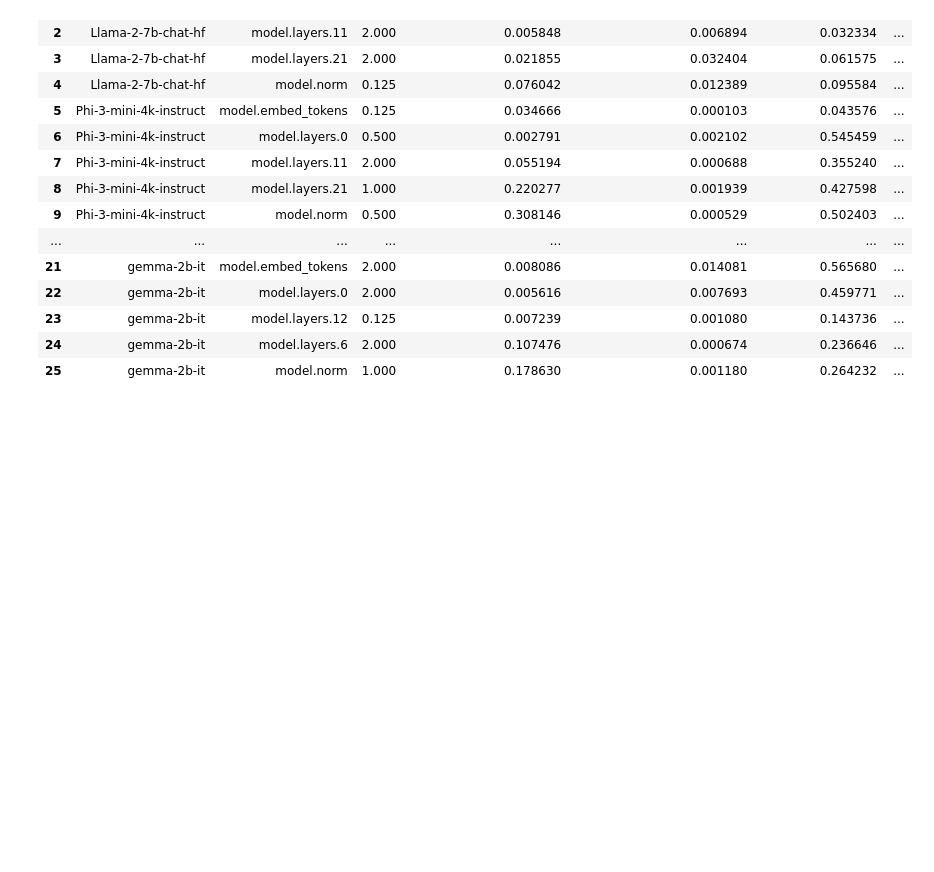
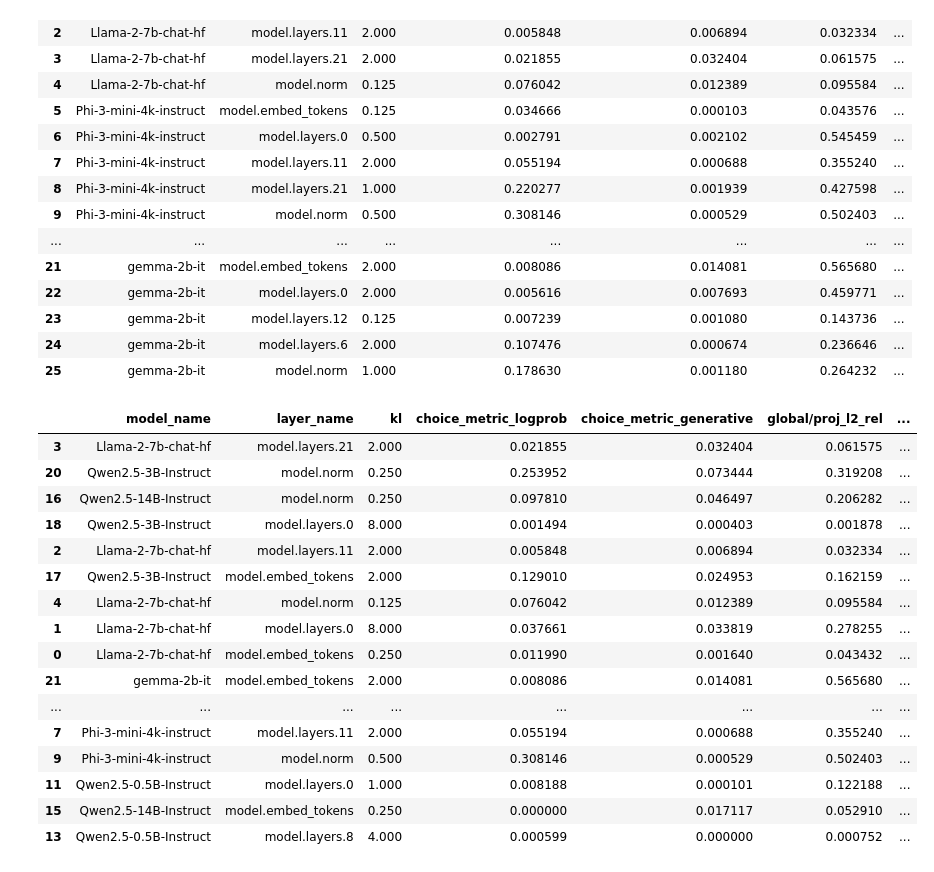
Before and after one commit to giladfrid009/silent_direction, a Jupyter notebook: analysis/analyze_PRO PLUS!!!!.ipynb, the cells around one changed output. Cells and saved outputs as stored; diff of their text form; code cells hidden in the pictures; blank space fills up the shorter version.

```diff
--- a/analysis/analyze_PRO PLUS!!!!.ipynb
+++ b/analysis/analyze_PRO PLUS!!!!.ipynb
@@ -313,7 +313,12 @@ agg_choice
 # %%
 # add agg_choice_metric column that is min of choice_metric_logprob and choice_metric_generative
 agg_choice["agg_choice_metric"] = agg_choice[[f'choice_metric_logprob', f'choice_metric_generative']].min(axis=1)
+
 agg_choice['silent_metric'] = agg_choice['agg_choice_metric'] / agg_choice['global/proj_l2_rel']
+agg_choice['silent_metric_logprob'] = agg_choice['choice_metric_logprob'] / agg_choice['global/proj_l2_rel']
+agg_choice['silent_metric_generative'] = agg_choice['choice_metric_generative'] / agg_choice['global/proj_l2_rel']
+
+
 agg_choice
 # for each group of (model_name, layer_name) take the kl value with the highest value
 # %% [output]
@@ -359,6 +364,26 @@ best_kl_df
 | 23 | gemma-2b-it | model.layers.12 | 0.125 | 0.007239 | 0.001080 | 0.143736 | ... |
 | 24 | gemma-2b-it | model.layers.6 | 2.000 | 0.107476 | 0.000674 | 0.236646 | ... |
 | 25 | gemma-2b-it | model.norm | 1.000 | 0.178630 | 0.001180 | 0.264232 | ... |
+# %%
+best_kl_df.sort_values("silent_metric", ascending=False)
+# %% [output]
+|  | model_name | layer_name | kl | choice_metric_logprob | choice_metric_generative | global/proj_l2_rel | ... |
+| 3 | Llama-2-7b-chat-hf | model.layers.21 | 2.000 | 0.021855 | 0.032404 | 0.061575 | ... |
+| 20 | Qwen2.5-3B-Instruct | model.norm | 0.250 | 0.253952 | 0.073444 | 0.319208 | ... |
+| 16 | Qwen2.5-14B-Instruct | model.norm | 0.250 | 0.097810 | 0.046497 | 0.206282 | ... |
+| 18 | Qwen2.5-3B-Instruct | model.layers.0 | 8.000 | 0.001494 | 0.000403 | 0.001878 | ... |
+| 2 | Llama-2-7b-chat-hf | model.layers.11 | 2.000 | 0.005848 | 0.006894 | 0.032334 | ... |
+| 17 | Qwen2.5-3B-Instruct | model.embed_tokens | 2.000 | 0.129010 | 0.024953 | 0.162159 | ... |
+| 4 | Llama-2-7b-chat-hf | model.norm | 0.125 | 0.076042 | 0.012389 | 0.095584 | ... |
+| 1 | Llama-2-7b-chat-hf | model.layers.0 | 8.000 | 0.037661 | 0.033819 | 0.278255 | ... |
+| 0 | Llama-2-7b-chat-hf | model.embed_tokens | 0.250 | 0.011990 | 0.001640 | 0.043432 | ... |
+| 21 | gemma-2b-it | model.embed_tokens | 2.000 | 0.008086 | 0.014081 | 0.565680 | ... |
+| ... | ... | ... | ... | ... | ... | ... | ... |
+| 7 | Phi-3-mini-4k-instruct | model.layers.11 | 2.000 | 0.055194 | 0.000688 | 0.355240 | ... |
+| 9 | Phi-3-mini-4k-instruct | model.norm | 0.500 | 0.308146 | 0.000529 | 0.502403 | ... |
+| 11 | Qwen2.5-0.5B-Instruct | model.layers.0 | 1.000 | 0.008188 | 0.000101 | 0.122188 | ... |
+| 15 | Qwen2.5-14B-Instruct | model.embed_tokens | 0.250 | 0.000000 | 0.017117 | 0.052910 | ... |
+| 13 | Qwen2.5-0.5B-Instruct | model.layers.8 | 4.000 | 0.000599 | 0.000000 | 0.000752 | ... |
 # %%
 print(best_kl_df.to_latex())
 # %% [output]
```
Also changed, not shown: parts of 2 cells of this notebook.
